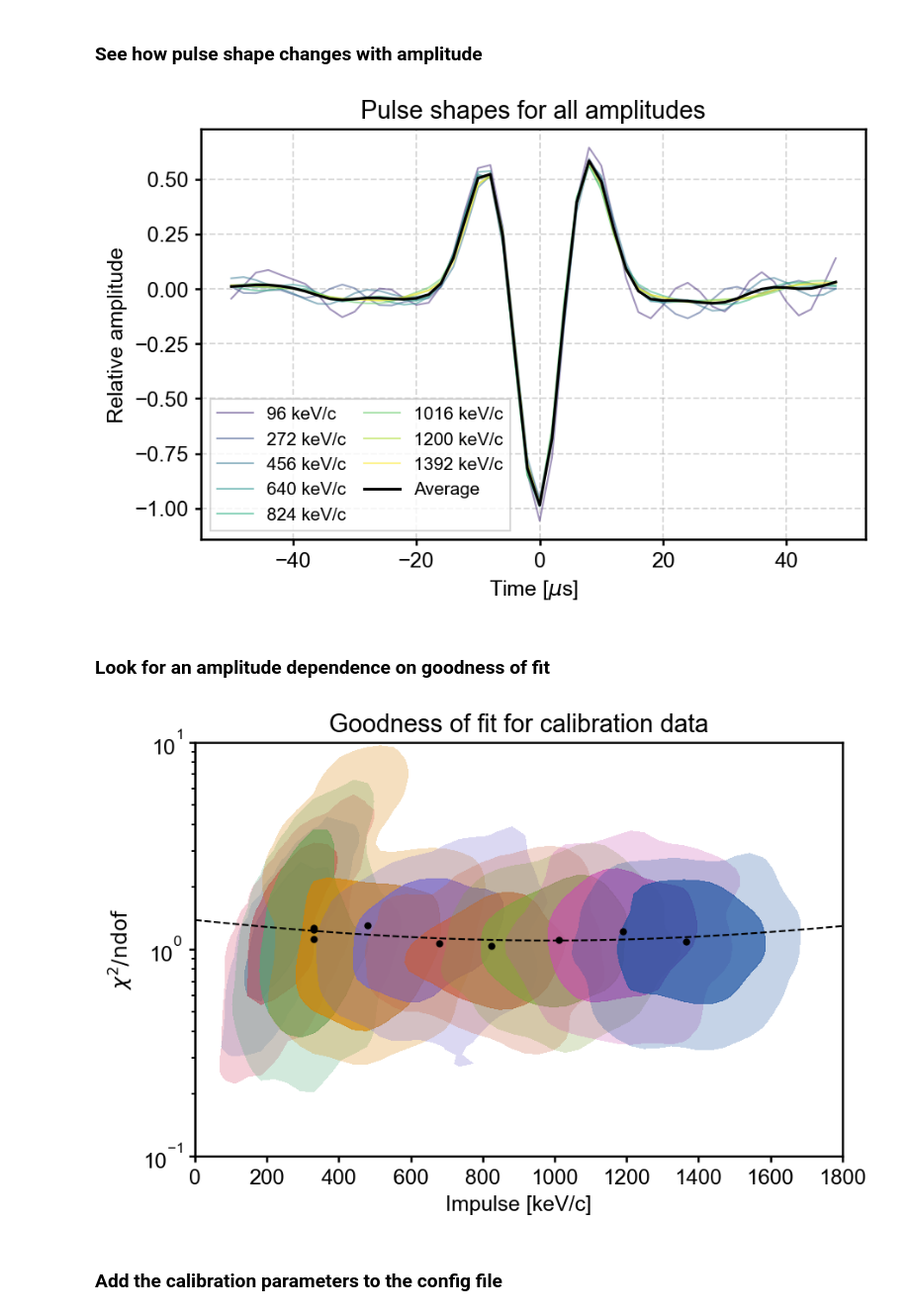
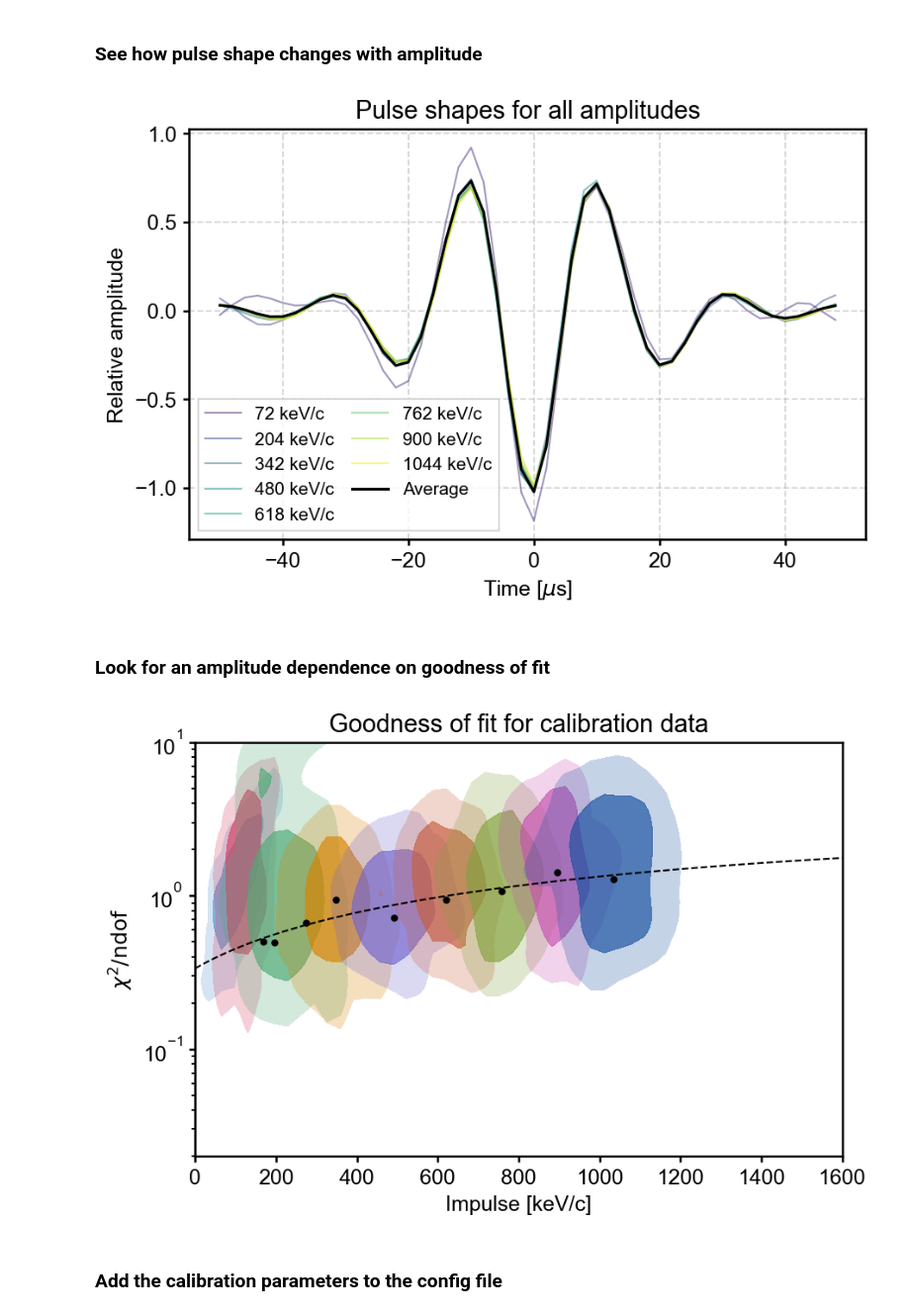
Before and after one commit to clarkehardy/nanospheres, a Jupyter notebook: impulse_calibration.ipynb, the cells around one changed output. Shown at 99% size. Saved outputs shown, nothing was run; the diff lists cells and outputs as text; code cells hidden in the pictures.

```diff
--- a/impulse_calibration.ipynb
+++ b/impulse_calibration.ipynb
@@ -87,7 +90,7 @@ config = {
     'f_cutoff': f_cutoff,
     'apply_notch': False,
     'calibrate': True,
-    'd_sphere_nm': 166.
+    'd_sphere_nm': sphere_diam
 }
 # %% [markdown]
 ### Load and process the data
@@ -95,7 +98,7 @@ config = {
 reload(dp)
 
 # choose which dataset to look at
-dataset_ind = 3
+dataset_ind = -1
 dataset = list(datasets.keys())[dataset_ind]
 
 # get the list of impulse amplitudes in that dataset
@@ -106,6 +109,7 @@ pulse_amps_keV = []
 impulses = []
 resonance_params = []
 fit_success = []
+cal_facs = []
 pulses = []
 recon_inds = []
 timestamps = []
@@ -114,7 +118,7 @@ meters_per_volt = []
 impulse_rms = []
 
 # number of files to look at for each amplitude
-max_files = 25
+max_files = 10
 
 # when plotting, only look at one file
 plot = False
@@ -134,6 +138,7 @@ for i, file_ind in enumerate(amp_list):
     pulse_amps_keV.append([nd.pulse_amp_keV.copy(), 0][i==0])
     resonance_params.append(nd.resonance_params.copy())
     fit_success.append(nd.fit_success.copy())
+    cal_facs.append(nd.cal_facs.copy())
     pulses.append(nd.pulses.copy())
     recon_inds.append(nd.recon_impulse_inds.copy())
     pulse_times.append(nd.pulse_times.copy())
@@ -148,6 +153,9 @@ for i, file_ind in enumerate(amp_list):
     if i > 0 and plot:
         break
 
+if plot_path:
+    plot_path = '_'.join(plot_path.split('_')[:-1])
+
 min_len = min([len(i) for i in impulses])
 pulse_amps_keV = np.array(pulse_amps_keV)
 impulses = np.array([i[:min_len] for i in impulses])
@@ -155,6 +163,7 @@ pulses = np.array([i[:min_len] for i in pulses])
 recon_inds = np.array([i[:min_len] for i in recon_inds])
 resonance_params = np.array([i[:min_len] for i in resonance_params])
 fit_success = np.array([i[:min_len] for i in fit_success])
+cal_facs = np.array([i[:min_len] for i in cal_facs])
 pulse_times = np.array([i[:min_len] for i in pulse_times])
 timestamps = np.array([i[:min_len] for i in timestamps])
 meters_per_volt = np.mean(meters_per_volt)
@@ -297,6 +328,11 @@ def gaus(x, A, mu, sigma):
     """Gaussian function.
     """
     return A*np.exp(-(x - mu)**2/2/sigma**2)
+
+def half_gaus(x, A, sigma):
+    """Half-Gaussian function.
+    """
+    return A*np.exp(-x**2/2/sigma**2)
 
 def slope(x, y, sigma=1):
     """Analytic form of the best-fit slope to two
@@ -383,10 +419,16 @@ for i, imp_all in enumerate(impulses):
     bins = (bins[:-1] + bins[1:])/2.
     p0 = (100, np.mean(imp_cal), np.std(imp_cal))
     try:
-        p, _ = curve_fit(gaus, bins, counts, p0=p0)
+        if i == 0:
+            fit_ind = np.argmax(counts)
+            p, _ = curve_fit(half_gaus, bins[fit_ind + 1:], counts[fit_ind + 1:], p0=[p0[0], p0[2]])
+            p = np.array([p[0], 0, p[1]])
+        else:
+            p, _ = curve_fit(gaus, bins, counts, p0=p0)
+
     except RuntimeError:
         p = p0
-    plot_bins = np.linspace(bins[0], bins[-1], 1000)
+    plot_bins = np.linspace(0, bins[-1], 1000)
     # ax.step(bins, counts, color='C' + str(i - 1), alpha=0.5, where='mid')
     ax.errorbar(bins, counts, np.sqrt(counts), color='C' + str(i), ls='none', marker='.', ms=4)
     ax.plot(plot_bins, gaus(plot_bins, *p), color='C' + str(i), label=label)
@@ -394,10 +436,9 @@ ax.set_xlim([0, means[-1]*to_keV + 3*errs[-1]*to_keV])
 ax.set_xlabel('Impulse amplitude (keV/c)')
 ax.set_ylabel('Counts/(50 keV/c)')
 ax.grid()
-ax.legend(ncol=len(impulses)//3, fontsize=10)
+ax.legend(ncol=len(impulses)//3, fontsize=10, columnspacing=1)
 ax.set_title('Reconstructed impulses after calibration')
 ax.set_title(f'Impulse calibration for a {config['d_sphere_nm']:.0f} nm sphere')
-fig.savefig('resolution_100nm.pdf')
 if plot_path:
     fig.savefig(plot_path + '_recon_cal.pdf')
 
@@ -457,10 +498,13 @@ ax.set_ylabel('Relative amplitude')
 ax.set_title('Pulse shapes for all amplitudes')
 ax.legend(ncol=len(pulse_amps_keV)//4, columnspacing=1., fontsize=10)
 ax.grid(which='both')
+if plot_path:
+    fig.savefig(plot_path + '_wfm_shapes.pdf')
 
-pulse_1_keV = -to_keV*mean_pulses_true_imp[-1]/pulse_amps_keV[-1]
+pulse_1_keV = to_keV*mean_pulses_true_imp[-1]/pulse_amps_keV[-1]
+pulse_1_keV *= np.sign(pulse_1_keV[np.argmax(np.abs(pulse_1_keV))])
 # %% [output]
-[figure, old version]
+[figure, new version]
 # %% [markdown]
 ### Look for an amplitude dependence on goodness of fit
 # %%
@@ -470,8 +514,8 @@ ndof = len(pulse_1_keV) - 1
 resolution = np.sqrt(np.mean(resolutions[2:]**2))
 
 # Global grid so contours are comparable across iterations
-x_min, x_max = 0, 1800
-y_min, y_max = 1e-1, 1e1
+x_min, x_max = 0, 1600
+y_min, y_max = 2e-2, 1e1
 nx, ny = 50, 50
 
 xc = np.linspace(x_min, x_max, nx)
@@ -536,34 +580,34 @@ for i, (pu, im) in enumerate(zip(pulses_true_imp, impulses)):
 
     ax.contourf(
         X, Y, pdf,
         levels=levels_fill,
         colors=[f"C{i}", f"C{i}"],
         alpha=[0.25, 0.75],
     )
 
 xvals = np.asarray(xvals)
 yvals = np.asarray(yvals)
 
 def quad(x, a, b, c):
     return a*x**2 + b*x + c
 
 p, _ = curve_fit(quad, xvals, yvals)
 
 xplot = np.linspace(x_min, x_max, 100)
 
 ax.plot(xvals, yvals, color='k', ls='none', marker='.')
 ax.plot(xplot, quad(xplot, *p), '--k')
 
 ax.set_yscale("log")
 ax.set_xlim([x_min, x_max])
 ax.set_ylim([y_min, y_max])
 ax.set_xlabel("Impulse [keV/c]")
 ax.set_ylabel(r"$\chi^2 / \mathrm{ndof}$")
 ax.set_title('Goodness of fit for calibration data')
 if plot_path:
     fig.savefig(plot_path + '_chi2_vs_imp.pdf')
 # %% [output]
-[figure, old version]
+[figure, new version]
 # %% [markdown]
 ### Add the calibration parameters to the config file
 # %%
```
Also changed, not shown: parts of 9 cells of this notebook, 10 other files.
